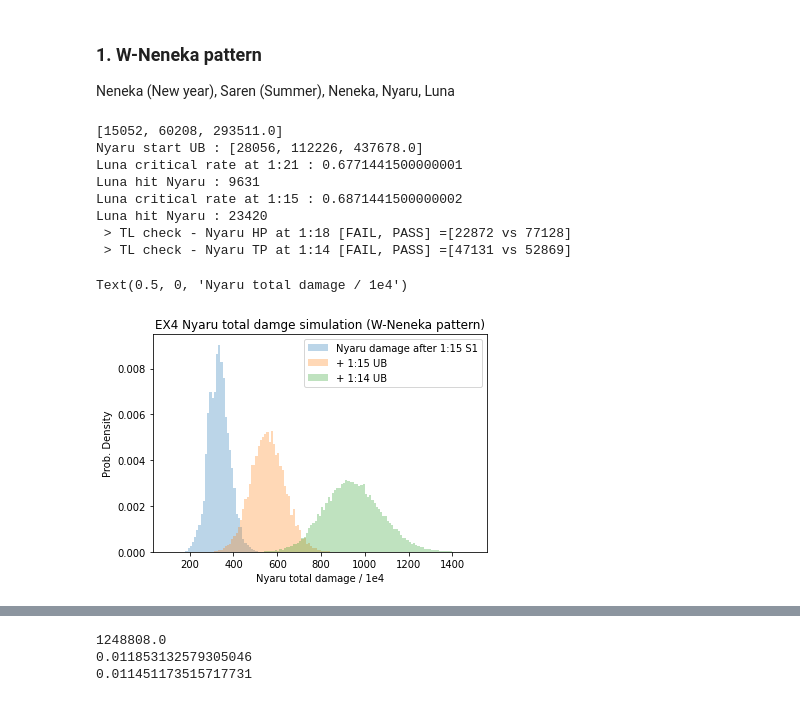
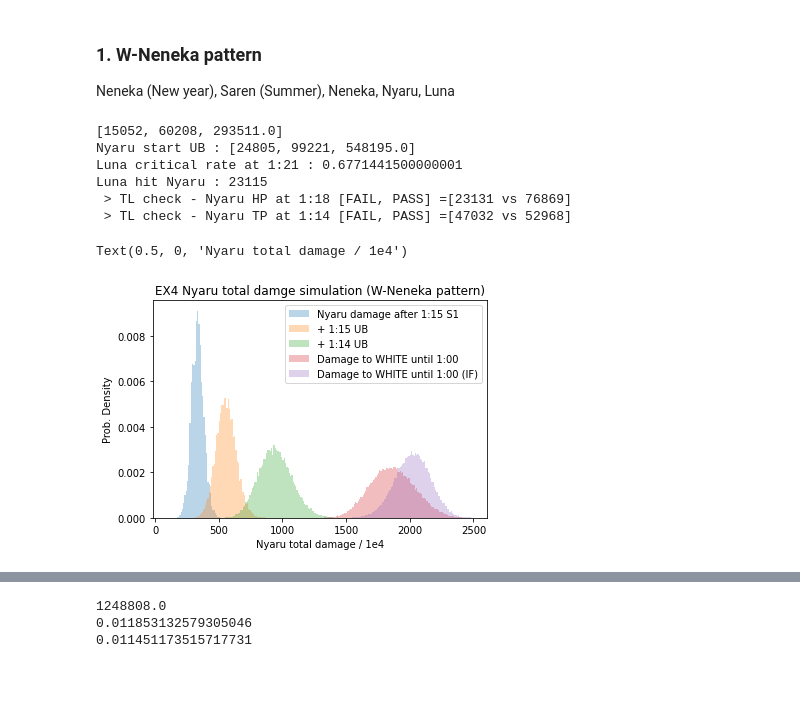
Before and after one commit to yatowoo/Priconne, a Jupyter notebook: pcr.ipynb, the cells around one changed output, grey strips where cells are left out. Saved outputs shown, nothing was run; the diff lists cells and outputs as text; code cells hidden in the pictures.

Commit message:
Script - EX4 add damage simulation to WHITE

```diff
--- a/pcr.ipynb
+++ b/pcr.ipynb
@@ -301,12 +301,13 @@ ex4start = lambda x : nyaruUB(NYARU['attack'] + 19756, NYARU['critical']+180,0.1
 print(ex4start(True))
 histUB = []
 nyaruUB_ex4 = lambda x,y,z : nyaruUB(NYARU['attack'] + x, NYARU['critical']+y,z,400, detail=False)
+nyaruUB_ex4WHITE = lambda x,y,z : nyaruUB(NYARU['attack'] + x, NYARU['critical']+y,z,400, detail=False, magic_defense=80)
 DEBUG_FLAG = True
 for ev in range(0,100000):
   # UB time: 1:23, 1:21, 1:21, 1:15, 1:14, 1:11, 1:11/1:08
   # Nyaru Skill: S2, S1/x, A, S1, S2/x, A, S1, A, A, S1
   # Array: UB/1:23, UB/1:21, UB/1:21, attack, S1, UB/1:15, UB/1:14, UB/1:11, UB/1:11or1:08
-  nyaruDamage = [0] * 9
+  nyaruDamage = [0] * 11
   #1:25 before Nuneka
   otherBuff = (28+10.5) * (LV_MAX +1)
   nunekaAttack = 7168 + 240 + 15 * LV_MAX # 5star, Rand12 with TP equiment ONLY
@@ -362,6 +363,9 @@ for ev in range(0,100000):
     continue
   # 1:15 Nyaru S1
   nyaruDamage[4] =NyaruS1(NYARU['attack'] + nyaruBuff, 0, NYARU['critical'] + nyaruCriticalBuff, nyaruCriticalDamageBuff, 400)
+  nyaruDamageWHITE = NyaruS1(NYARU['attack'] + nyaruBuff, 80, NYARU['critical'] + nyaruCriticalBuff, nyaruCriticalDamageBuff, 400)
+  nyaruDamageWHITE += NyaruS1(NYARU['attack'] + nyaruBuff, 50, NYARU['critical'] + nyaruCriticalBuff, nyaruCriticalDamageBuff, 400)
+  nyaruDamageWHITE += NyaruS1(NYARU['attack'] + nyaruBuff, 50, NYARU['critical'] + nyaruCriticalBuff, nyaruCriticalDamageBuff, 400)
   # 1:15 Saren S2
   otherBuff += 2.5 * (LV_MAX + 1)
   otherCriticalBuff += 20
@@ -390,39 +394,86 @@ for ev in range(0,100000):
   ubDamage = nyaruUB_ex4(nyaruBuff, nyaruCriticalBuff, nyaruCriticalDamageBuff)
   nyaruBuff += ubDamage * NYARU_UB_BUFF_COEFF
   nyaruDamage[6] = ubDamage
+  # Kill BLACK and MOVE to WHITE
+  # 1:14 Saren UB
+  otherBuff += 10.5 * (LV_MAX + 1)
+  nyaruBuff += 10.5 * (LV_MAX + 1)
+  # 1:14 Nuneka S1
+  nyaruBuff += 20. * (LV_MAX +1)
+  nyaruCriticalBuff += 100
+  nyaruCriticalDamageBuff += 0.05
+  # 1:12 Nyaru Attack to WHITE + 1:15 S1 AOE to 3 targets
+  nyaruDamage[7] = nyaruDamageWHITE + critical_damage(NYARU['attack'] + nyaruBuff, critical_rate(NYARU['critical'] + nyaruCriticalBuff, 400), nyaruCriticalDamageBuff, 2.0, 80)
+  # 1:11 Luna S1
+  nyaruHurt = LunaS1(LUNA_4['attack'] + otherBuff, NYARU['defence_magic'], LUNA_4['critical']+otherCriticalBuff, otherCriticalDamageBuff)
+  if(DEBUG_FLAG):
+    lunaCriticalRate = critical_rate(LUNA_4['critical'] + otherCriticalBuff, LV_MAX)
+    print('Luna critical rate at 1:11 : ' + repr(lunaCriticalRate))
+    print('Luna hit Nyaru : ' + repr(nyaruHurt))
+  nyaruBuff += 7.5 * (LV_MAX +1)
+  nyaruCriticalBuff += 100
+  # 1:11 Nyaru 6th UB
+  ubDamage = nyaruUB_ex4WHITE(nyaruBuff, nyaruCriticalBuff, nyaruCriticalDamageBuff)
+  nyaruBuff += ubDamage * NYARU_UB_BUFF_COEFF
+  nyaruDamage[8] = ubDamage
+  # 1:11 Neneka + Nuneka UB
+  otherBuff += 28 * (LV_MAX + 1)
+  nyaruBuff += 28 * (LV_MAX + 1)
+  nunekaBuff = 10.5 * (LV_MAX +1) + (nunekaAttack +otherBuff) * 0.08
+  nunekaCriticalBuff += 30 + (nunekaAttack +otherBuff) * 0.003
+  otherBuff += nunekaBuff
+  otherCriticalBuff += nunekaCriticalBuff
+  otherCriticalDamageBuff += 0.1
+  nyaruBuff += nunekaBuff
+  nyaruCriticalBuff += nunekaCriticalBuff
+  nyaruCriticalDamageBuff += 0.1
+  # 1:11 Nyaru 7th UB
+  ubDamage = nyaruUB_ex4WHITE(nyaruBuff, nyaruCriticalBuff, nyaruCriticalDamageBuff)
+  nyaruDamage[9] = ubDamage
+  # 1:08 Nyaru 7th UB (IF)
+    #Buff check (1:23 Nuneka, 1:21 Luna)
+  nyaruBuff -= 20. * (LV_MAX +1)
+  nyaruCriticalBuff -= 100
+  nyaruCriticalDamageBuff -= 0.05
+  nyaruBuff -= 7.5 * (LV_MAX +1)
+  nyaruCriticalBuff -= 100
+  ubDamage = nyaruUB_ex4(nyaruBuff, nyaruCriticalBuff, nyaruCriticalDamageBuff)
+  nyaruDamage[10] = ubDamage
   # END
   histUB.append(nyaruDamage)
   DEBUG_FLAG = False
 
 
 hurtFlag = [int(bool(x[4])) for x in histUB]
 counts, binedges = np.histogram(hurtFlag, bins=[-0.5,0.5,1.5])
 print(' > TL check - Nyaru HP at 1:18 [FAIL, PASS] =[%d vs %d]' % (counts[0], counts[1]))
 
 successFlag = [int(bool(x[6])) for x in histUB]
 counts, binedges = np.histogram(successFlag, bins=[-0.5,0.5,1.5])
 print(' > TL check - Nyaru TP at 1:14 [FAIL, PASS] =[%d vs %d]' % (counts[0], counts[1]))
 
 fig, ax = plt.subplots()
 damageSumBefore115 = [ sum(x[0:5])/10000. for x in histUB if x[4] > 0]
 damageSum115 = [ sum(x[0:6])/10000. for x in histUB if x[5] > 0]
 damageSum114 = [ sum(x[0:7])/10000. for x in histUB if x[6] > 0]
-pltKwargs = dict(histtype='stepfilled', alpha=0.3, density=True, bins=range(100,1500,10))
+damageSumWHITE = [(x[7]+x[8]+x[9])/10000 + 500 for x in histUB if x[7] > 0]
+damageSumWHITE_if = [(x[7]+x[8]+x[10])/10000 + 500 for x in histUB if x[7] > 0]
+pltKwargs = dict(histtype='stepfilled', alpha=0.3, density=True, bins=range(100,2500,10))
 histBefore115 = plt.hist(damageSumBefore115, **pltKwargs, label='Nyaru damage after 1:15 S1')
 hist115 = plt.hist(damageSum115, **pltKwargs, label='+ 1:15 UB')
 hist114 = plt.hist(damageSum114, **pltKwargs, label='+ 1:14 UB')
+histWHITE = plt.hist(damageSumWHITE, **pltKwargs, label='Damage to WHITE until 1:00')
+histWHITE_if = plt.hist(damageSumWHITE_if, **pltKwargs, label='Damage to WHITE until 1:00 (IF)')
 leg = ax.legend()
 plt.title('EX4 Nyaru total damge simulation (W-Neneka pattern)')
 plt.ylabel('Prob. Density')
 plt.xlabel('Nyaru total damage / 1e4')
 # %% [output]
 [15052, 60208, 293511.0]
-Nyaru start UB : [28056, 112226, 437678.0]
+Nyaru start UB : [24805, 99221, 548195.0]
 Luna critical rate at 1:21 : 0.6771441500000001
-Luna hit Nyaru : 9631
-Luna critical rate at 1:15 : 0.6871441500000002
-Luna hit Nyaru : 23420
- > TL check - Nyaru HP at 1:18 [FAIL, PASS] =[22872 vs 77128]
- > TL check - Nyaru TP at 1:14 [FAIL, PASS] =[47131 vs 52869]
+Luna hit Nyaru : 23115
+ > TL check - Nyaru HP at 1:18 [FAIL, PASS] =[23131 vs 76869]
+ > TL check - Nyaru TP at 1:14 [FAIL, PASS] =[47032 vs 52968]
 Text(0.5, 0, 'Nyaru total damage / 1e4')
-[figure, old version]
+[figure, new version]
```
Also changed, not shown: parts of 6 cells of this notebook.
